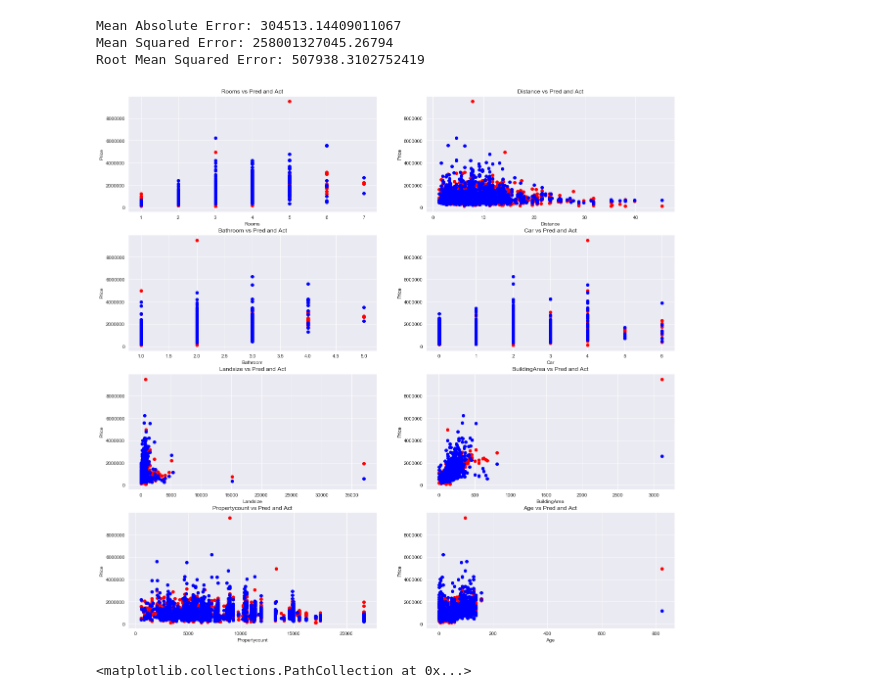
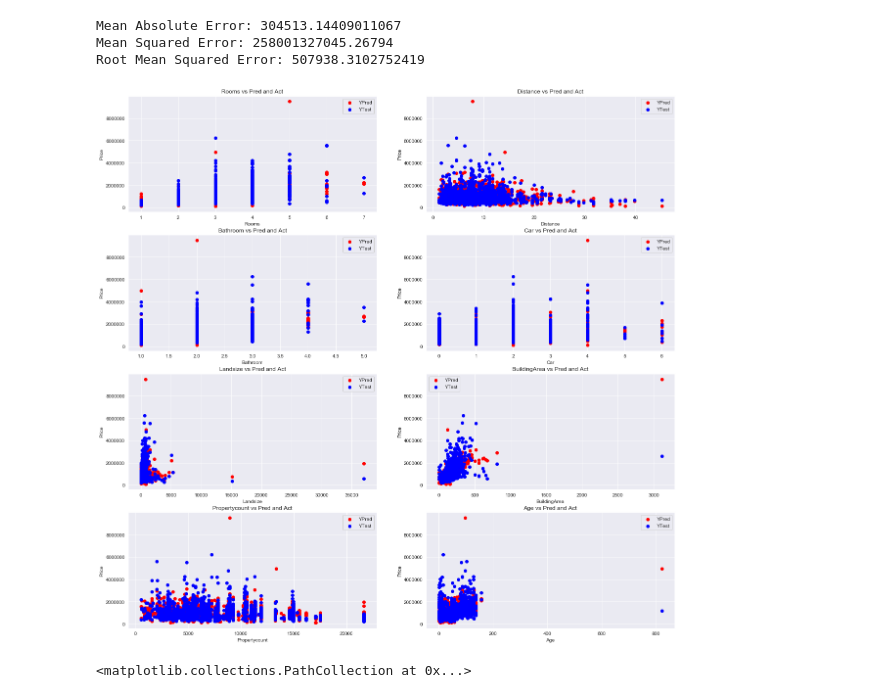
Before and after one commit to behl1anmol/Machine-Learning--A-Z-, a Jupyter notebook: Tutorial/Part_3-REGRESSION/Linear_Regression/Tutorial_Linear_Regression.ipynb, the cells around one changed output. Drawn from its saved outputs; the diff is of its cells as text; code cells hidden in the pictures.

```diff
--- a/Tutorial/Part_3-REGRESSION/Linear_Regression/Tutorial_Linear_Regression.ipynb
+++ b/Tutorial/Part_3-REGRESSION/Linear_Regression/Tutorial_Linear_Regression.ipynb
@@ -3,7 +3,7 @@ import pandas as pd
 import numpy as np
 import seaborn as sns
 import matplotlib.pyplot as plt
-path = '/media/anmol/Study/GITHUB/Workshop_NIT_Meghalaya/Tutorial/PANDAS/melbourne_housing/melb_data.csv'
+path = '/media/anmol/Study/GITHUB/Workshop_NIT_Meghalaya/Datasets/melbourne_housing/melb_data.csv'
 # %%
 data = pd.read_csv(path)
 data.shape
@@ -235,6 +235,7 @@ f,axes = plt.subplots(4,2,figsize=(20,20))
 axes[0,0].scatter(XTest['Rooms'],YPred,color = 'red')
 axes[0,0].scatter(XTest['Rooms'],YTest,color = 'blue')
 axes[0,0].set_title('Rooms vs Pred and Act')
+axes[0,0].legend(["YPred","YTest"])
 axes[0,0].set_xlabel('Rooms')
 axes[0,0].set_ylabel('Price')
 
@@ -242,6 +243,7 @@ axes[0,0].set_ylabel('Price')
 axes[0,1].scatter(XTest['Distance'],YPred,color = 'red')
 axes[0,1].scatter(XTest['Distance'],YTest,color = 'blue')
 axes[0,1].set_title('Distance vs Pred and Act')
+axes[0,1].legend(["YPred","YTest"])
 axes[0,1].set_xlabel('Distance')
 axes[0,1].set_ylabel('Price')
 
@@ -249,6 +251,7 @@ axes[0,1].set_ylabel('Price')
 axes[1,0].scatter(XTest['Bathroom'],YPred,color = 'red')
 axes[1,0].scatter(XTest['Bathroom'],YTest,color = 'blue')
 axes[1,0].set_title('Bathroom vs Pred and Act')
+axes[1,0].legend(["YPred","YTest"])
 axes[1,0].set_xlabel('Bathroom')
 axes[1,0].set_ylabel('Price')
 
@@ -256,40 +259,45 @@ axes[1,0].set_ylabel('Price')
 axes[1,1].scatter(XTest['Car'],YPred,color = 'red')
 axes[1,1].scatter(XTest['Car'],YTest,color = 'blue')
 axes[1,1].set_title('Car vs Pred and Act')
+axes[1,1].legend(["YPred","YTest"])
 axes[1,1].set_xlabel('Car')
 axes[1,1].set_ylabel('Price')
 
 #Car vs YPred vs YTest
 axes[2,0].scatter(XTest['Landsize'],YPred,color = 'red')
 axes[2,0].scatter(XTest['Landsize'],YTest,color = 'blue')
 axes[2,0].set_title('Landsize vs Pred and Act')
+axes[2,0].legend(["YPred","YTest"])
 axes[2,0].set_xlabel('Landsize')
 axes[2,0].set_ylabel('Price')
 
 #BuildingArea vs YPred vs YTest
 axes[2,1].scatter(XTest['BuildingArea'],YPred,color = 'red')
 axes[2,1].scatter(XTest['BuildingArea'],YTest,color = 'blue')
 axes[2,1].set_title('BuildingArea vs Pred and Act')
+axes[2,1].legend(["YPred","YTest"])
 axes[2,1].set_xlabel('BuildingArea')
 axes[2,1].set_ylabel('Price')
 
 #Propertycount vs YPred vs YTest
 axes[3,0].scatter(XTest['Propertycount'],YPred,color = 'red')
 axes[3,0].scatter(XTest['Propertycount'],YTest,color = 'blue')
 axes[3,0].set_title('Propertycount vs Pred and Act')
+axes[3,0].legend(["YPred","YTest"])
 axes[3,0].set_xlabel('Propertycount')
 axes[3,0].set_ylabel('Price')
 
 #Age vs YPred vs YTest
 axes[3,1].scatter(XTest['Age'],YPred,color = 'red')
 axes[3,1].scatter(XTest['Age'],YTest,color = 'blue')
 axes[3,1].set_title('Age vs Pred and Act')
+axes[3,1].legend(["YPred","YTest"])
 axes[3,1].set_xlabel('Age')
 axes[3,1].set_ylabel('Price')
 
 plt.show()
 # %% [output]
-[figure, old version]
+[figure, new version]
 # %%
 plt.figure(figsize=(10,5))
 plt.scatter(YTest,YPred)
```
Also changed, not shown: parts of 2 cells of this notebook, 1 other file.
